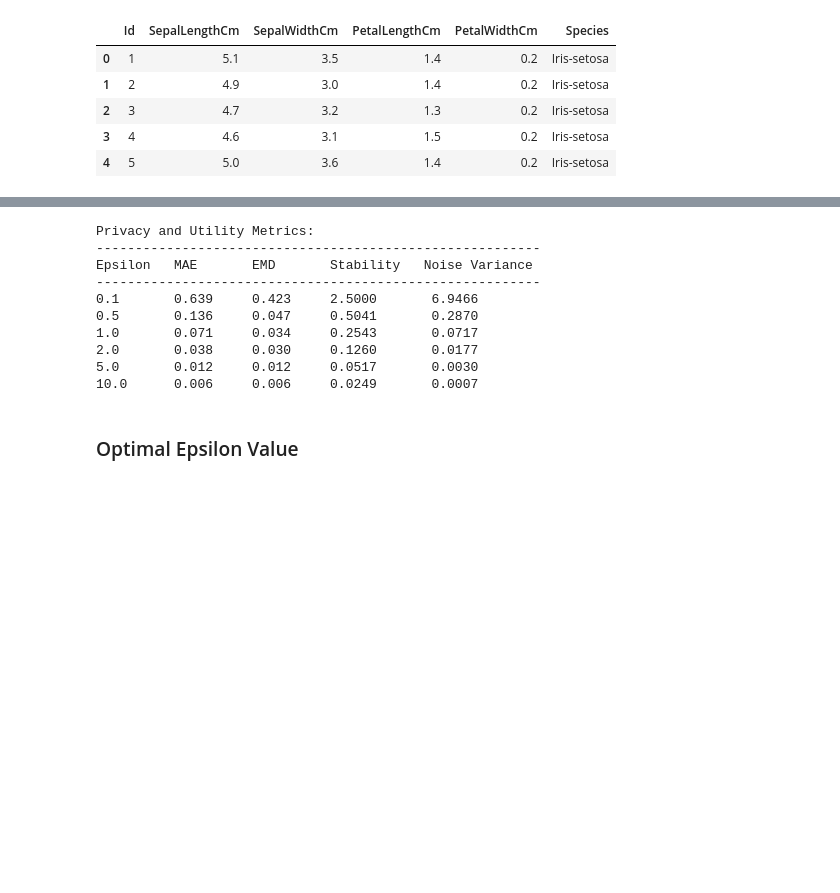
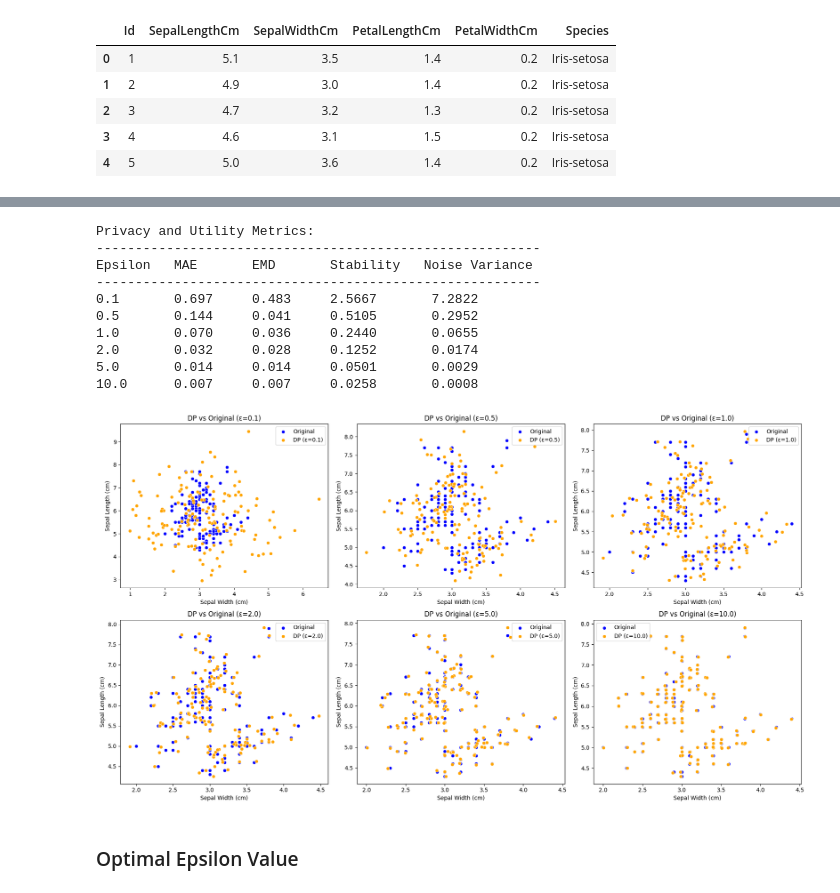
Before and after one commit to elaine-zhang12/data-privacy-final-project, a Jupyter notebook: preliminary/iris_dp.ipynb, the cells around one changed output, grey strips where cells are left out. Drawn from its saved outputs; the diff is of its cells as text; code cells hidden in the pictures; blank space fills up the shorter version.

```diff
--- a/preliminary/iris_dp.ipynb
+++ b/preliminary/iris_dp.ipynb
@@ -96,16 +98,52 @@ print("\nPrivacy and Utility Metrics:")
 print("---------------------------------------------------------")
 print(f"{'Epsilon':<10}{'MAE':<10}{'EMD':<10}{'Stability':<12}{'Noise Variance':<15}")
 print("---------------------------------------------------------")
-for epsilon, data in results.items():
+for epsilon, data in results_width.items():
     print(f"{epsilon:<10}{data['mae']:.3f}     {data['emd']:.3f}     {data['stability']:.4f}       {data['noise_variance']:.4f}")
 # %% [output]
 Privacy and Utility Metrics:
 ---------------------------------------------------------
 Epsilon   MAE       EMD       Stability   Noise Variance
 ---------------------------------------------------------
-0.1       0.639     0.423     2.5000       6.9466
-0.5       0.136     0.047     0.5041       0.2870
-1.0       0.071     0.034     0.2543       0.0717
-2.0       0.038     0.030     0.1260       0.0177
-5.0       0.012     0.012     0.0517       0.0030
-10.0      0.006     0.006     0.0249       0.0007
+0.1       0.697     0.483     2.5667       7.2822
+0.5       0.144     0.041     0.5105       0.2952
+1.0       0.070     0.036     0.2440       0.0655
+2.0       0.032     0.028     0.1252       0.0174
+5.0       0.014     0.014     0.0501       0.0029
+10.0      0.007     0.007     0.0258       0.0008
+# %%
+# scatter plot of sepal_width vs sepal_length with dp
+fig, axes = plt.subplots(2, 3, figsize=(18, 10))
+axes = axes.flatten()
+
+sorted_epsilons = sorted(results_width.keys())
+
+for i, epsilon in enumerate(sorted_epsilons):
+    ax = axes[i]
+    sns.scatterplot(
+        x=sepal_width,
+        y=sepal_length,
+        label="Original",
+        color="blue",
+        ax=ax
+    )
+    dp_width = results_width[epsilon]["dp_values"]
+    dp_length = results_length[epsilon]["dp_values"]
+
+    sns.scatterplot(
+        x=dp_width,
+        y=dp_length,
+        label=f"DP (ε={epsilon})",
+        color="orange",
+        ax=ax
+    )
+
+    ax.set_title(f"DP vs Original (ε={epsilon})")
+    ax.set_xlabel("Sepal Width (cm)")
+    ax.set_ylabel("Sepal Length (cm)")
+    ax.legend()
+
+plt.tight_layout()
+plt.show()
+# %% [output]
+[figure, added]
```
Also changed, not shown: parts of 8 cells of this notebook.
